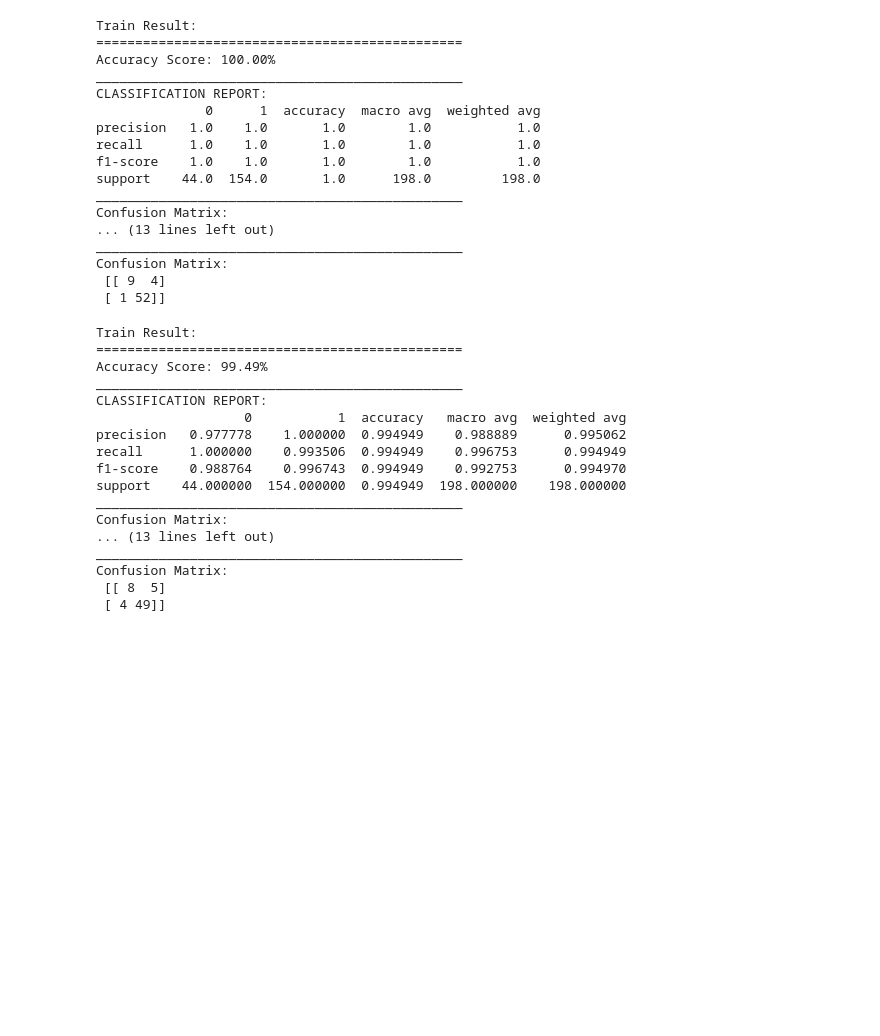
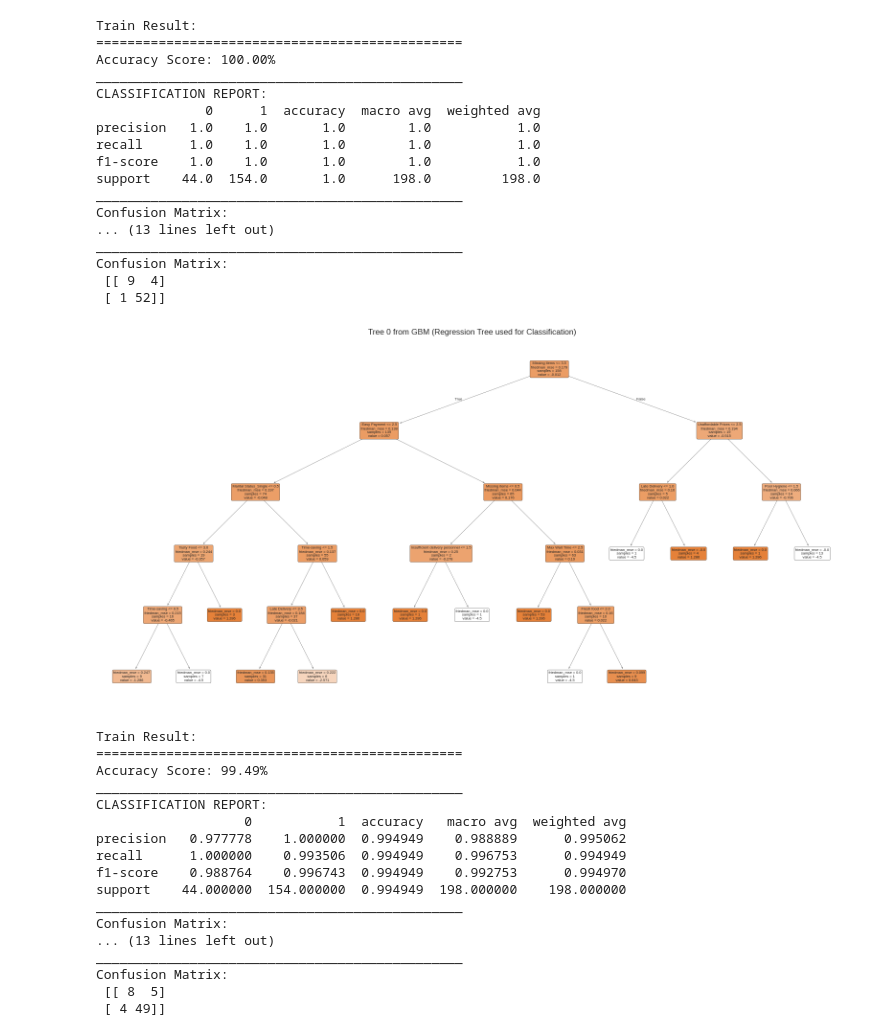
Before and after one commit to mayamoneib/deliveryfood, a Jupyter notebook: surveydata.ipynb, the cells around one changed output. Cells and saved outputs as stored; diff of their text form; code cells hidden in the pictures; blank space fills up the shorter version.

```diff
--- a/surveydata.ipynb
+++ b/surveydata.ipynb
@@ -1072,6 +993,20 @@ _______________________________________________
 Confusion Matrix:
  [[ 9  4]
  [ 1 52]]
+# %%
+from sklearn.tree import plot_tree
+import matplotlib.pyplot as plt
+
+# Plot the first estimator from the ensemble
+plt.figure(figsize=(20, 10))
+plot_tree(best_gbm1.estimators_[0, 0],
+          feature_names=X7.columns,
+          filled=True,
+          rounded=True)
+plt.title("Tree 0 from GBM (Regression Tree used for Classification)")
+plt.show()
+# %% [output]
+[figure, added]
 # %%
 from sklearn.svm import SVC
 from sklearn.model_selection import GridSearchCV, StratifiedKFold
```
Also changed, not shown: parts of 7 cells of this notebook.
